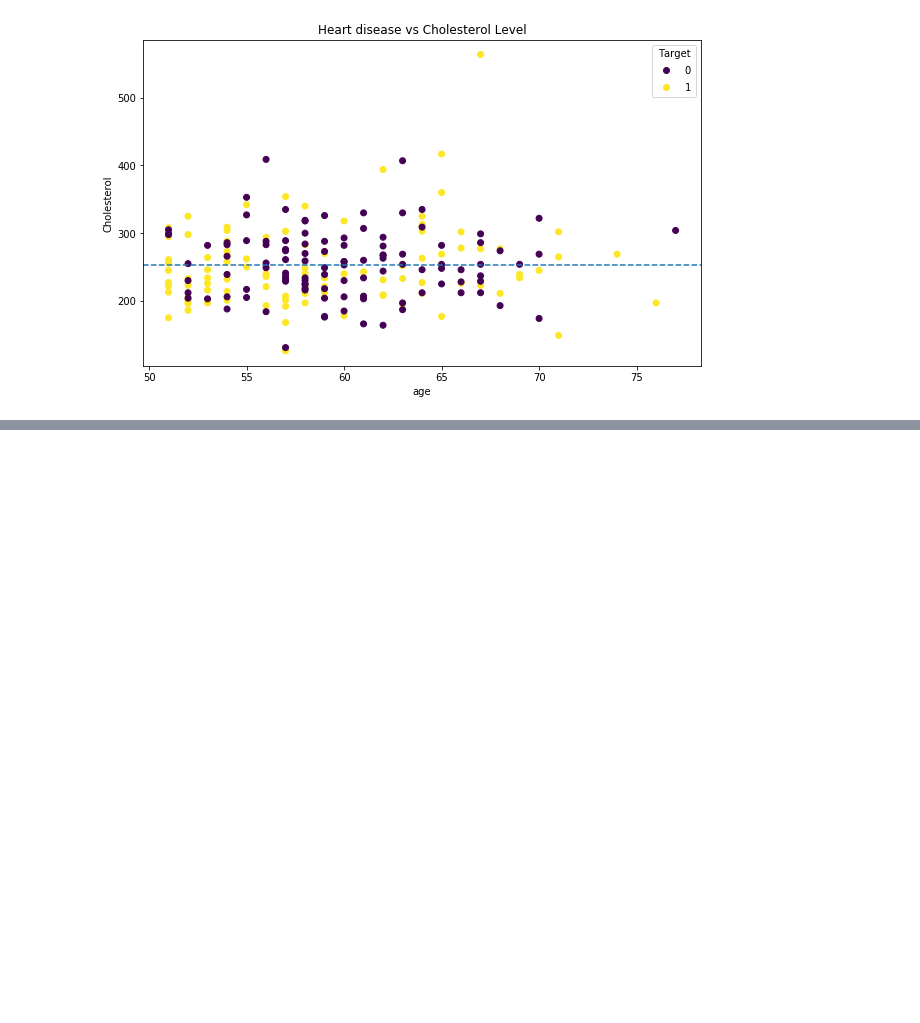
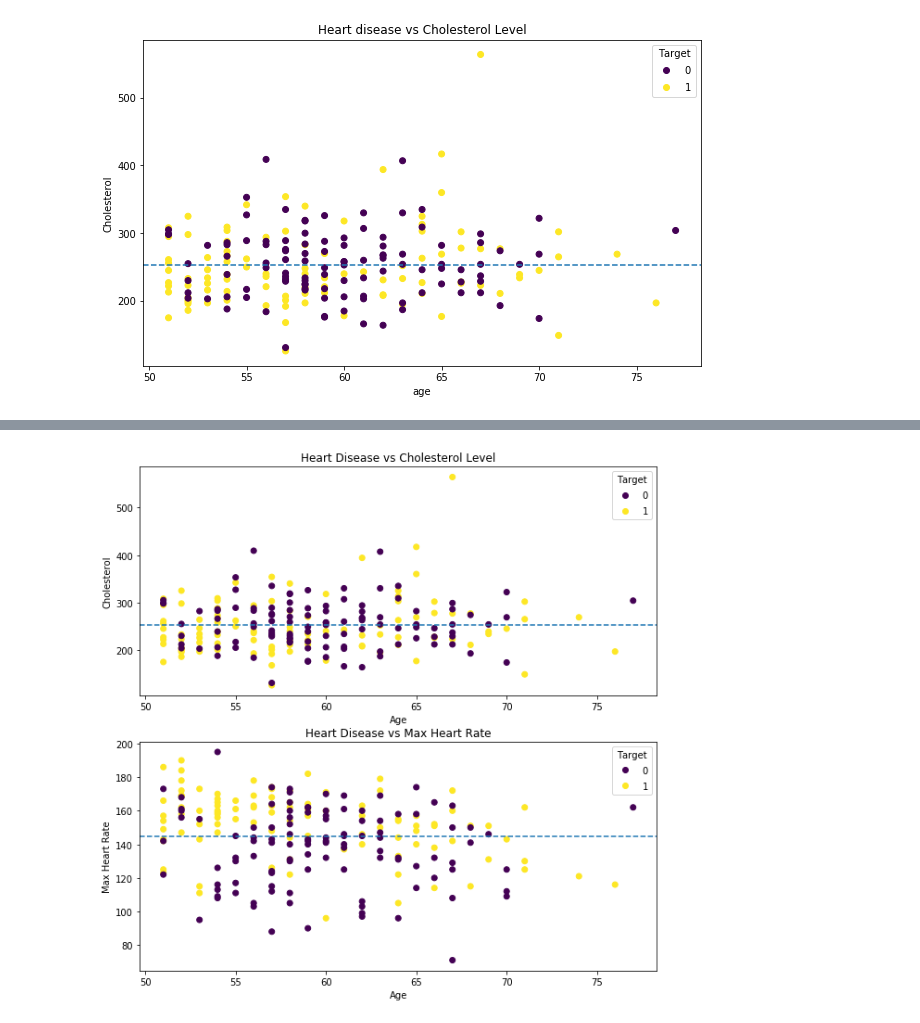
Before and after one commit to AnalystGagan/Machine-Learning-Notebooks, a Jupyter notebook: Introduction-to-Matplotlib.ipynb, the cells around one changed output, grey strips where cells are left out. Saved outputs shown, nothing was run; the diff lists cells and outputs as text; code cells hidden in the pictures; blank space fills up the shorter version.

Commit message:
Created first full plot for presentation

```diff
--- a/Introduction-to-Matplotlib.ipynb
+++ b/Introduction-to-Matplotlib.ipynb
@@ -457,0 +465,28 @@ ax.axhline(over_50['chol'].mean(),linestyle ='--');
+# %%
+#Subplot of col,age and thalach
+fig, (ax0, ax1) = plt.subplots(nrows = 2, ncols = 1,figsize =(10,10))
+
+#on ax0
+
+#Add data to ax0
+scatter  = ax0.scatter(x= over_50['age'],y=over_50['chol'],c=over_50['target'])
+#customize ax0
+ax0.set(title ='Heart Disease vs Cholesterol Level',xlabel='Age',ylabel= 'Cholesterol')
+#add a legend
+ax0.legend(*scatter.legend_elements(),title="Target" )
+#add horizonal line of plot
+ax0.axhline(over_50['chol'].mean(),linestyle ='--');
+
+#on ax1
+
+
+#Add data to ax0
+scatter  = ax1.scatter(x= over_50['age'],y=over_50['thalach'],c=over_50['target'])
+#customize ax0
+ax1.set(title ='Heart Disease vs Max Heart Rate',xlabel='Age',ylabel= 'Max Heart Rate')
+#add a legend
+ax1.legend(*scatter.legend_elements(),title="Target" )
+#add horizonal line of plot
+ax1.axhline(over_50['thalach'].mean(),linestyle ='--');
+# %% [output]
+[figure, added]
```
Also changed, not shown: parts of 34 cells of this notebook, 1 other file.
